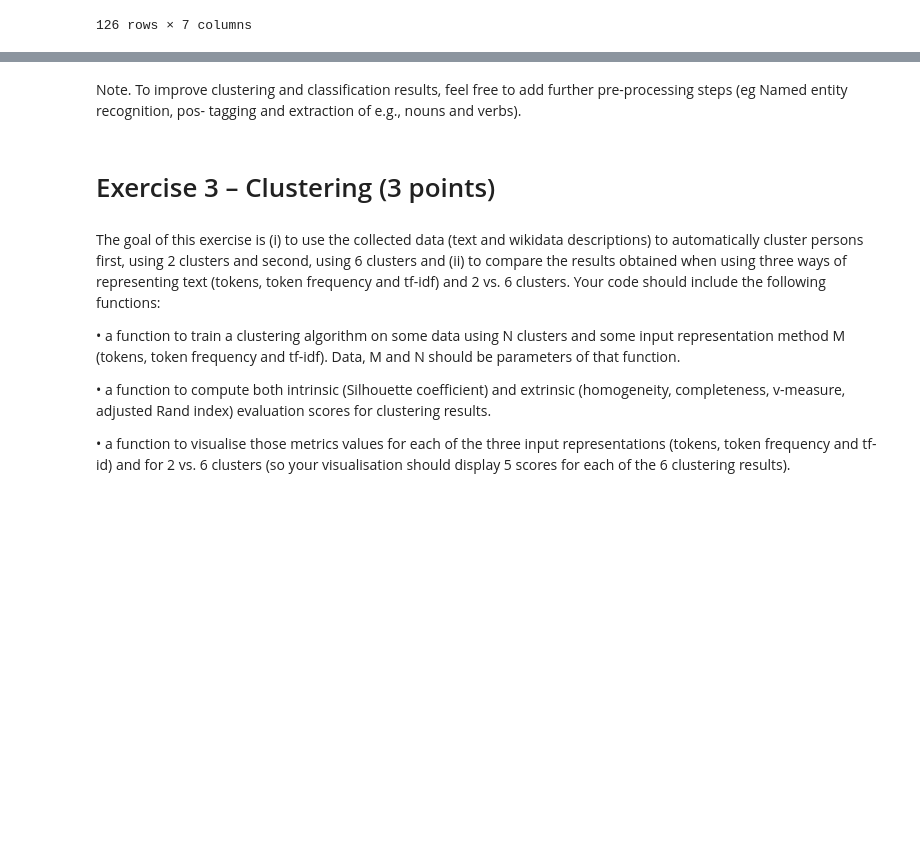
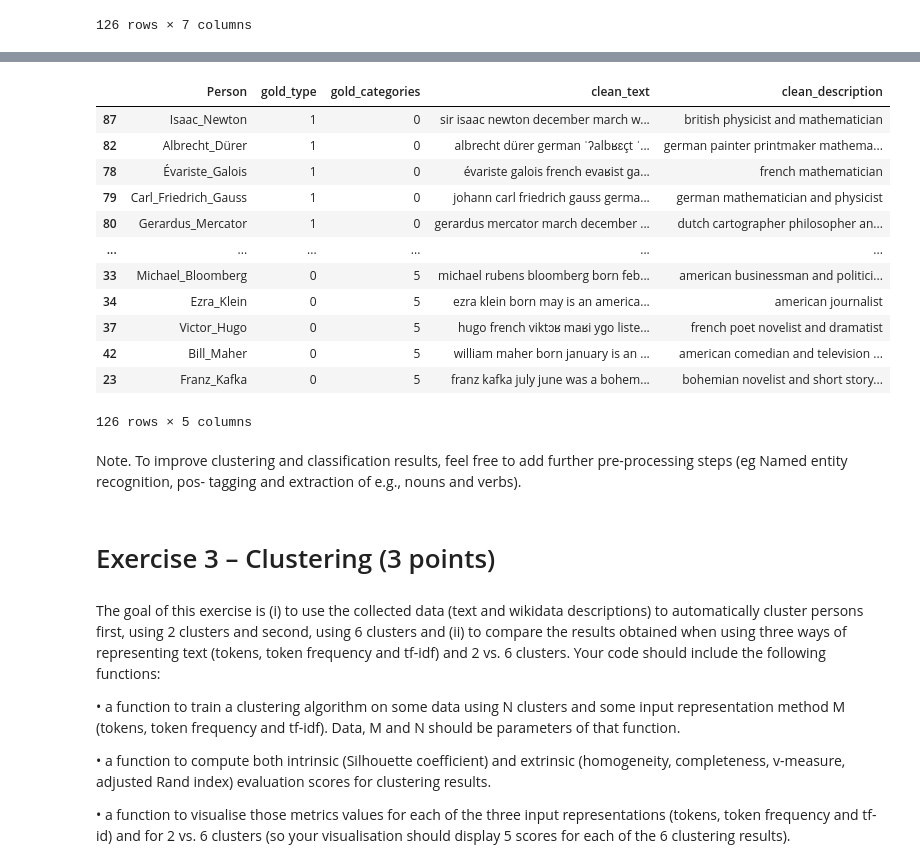
Before and after one commit to Puthineath/DS_final, a Jupyter notebook: Final Project.ipynb, the cells around one changed output, grey strips where cells are left out. Drawn from its saved outputs; the diff is of its cells as text; code cells hidden in the pictures; blank space fills up the shorter version.

```diff
--- a/Final Project.ipynb
+++ b/Final Project.ipynb
@@ -839,0 +879,17 @@ new_df
+# %%
+new_df = new_df[['Person','gold_type','gold_categories','clean_text','clean_description']]
+new_df
+# %% [output]
+|  | Person | gold_type | gold_categories | clean_text | clean_description |
+| 87 | Isaac_Newton | 1 | 0 | sir isaac newton december march w... | british physicist and mathematician |
+| 82 | Albrecht_Dürer | 1 | 0 | albrecht dürer german ˈʔalbʁɛçt ˈ... | german painter printmaker mathema... |
+| 78 | Évariste_Galois | 1 | 0 | évariste galois french evaʁist ɡa... | french mathematician |
+| 79 | Carl_Friedrich_Gauss | 1 | 0 | johann carl friedrich gauss germa... | german mathematician and physicist |
+| 80 | Gerardus_Mercator | 1 | 0 | gerardus mercator march december ... | dutch cartographer philosopher an... |
+| ... | ... | ... | ... | ... | ... |
+| 33 | Michael_Bloomberg | 0 | 5 | michael rubens bloomberg born feb... | american businessman and politici... |
+| 34 | Ezra_Klein | 0 | 5 | ezra klein born may is an america... | american journalist |
+| 37 | Victor_Hugo | 0 | 5 | hugo french viktɔʁ maʁi yɡo liste... | french poet novelist and dramatist |
+| 42 | Bill_Maher | 0 | 5 | william maher born january is an ... | american comedian and television ... |
+| 23 | Franz_Kafka | 0 | 5 | franz kafka july june was a bohem... | bohemian novelist and short story... |
+126 rows × 5 columns
```
Also changed, not shown: parts of 12 cells of this notebook, 1 other file.
